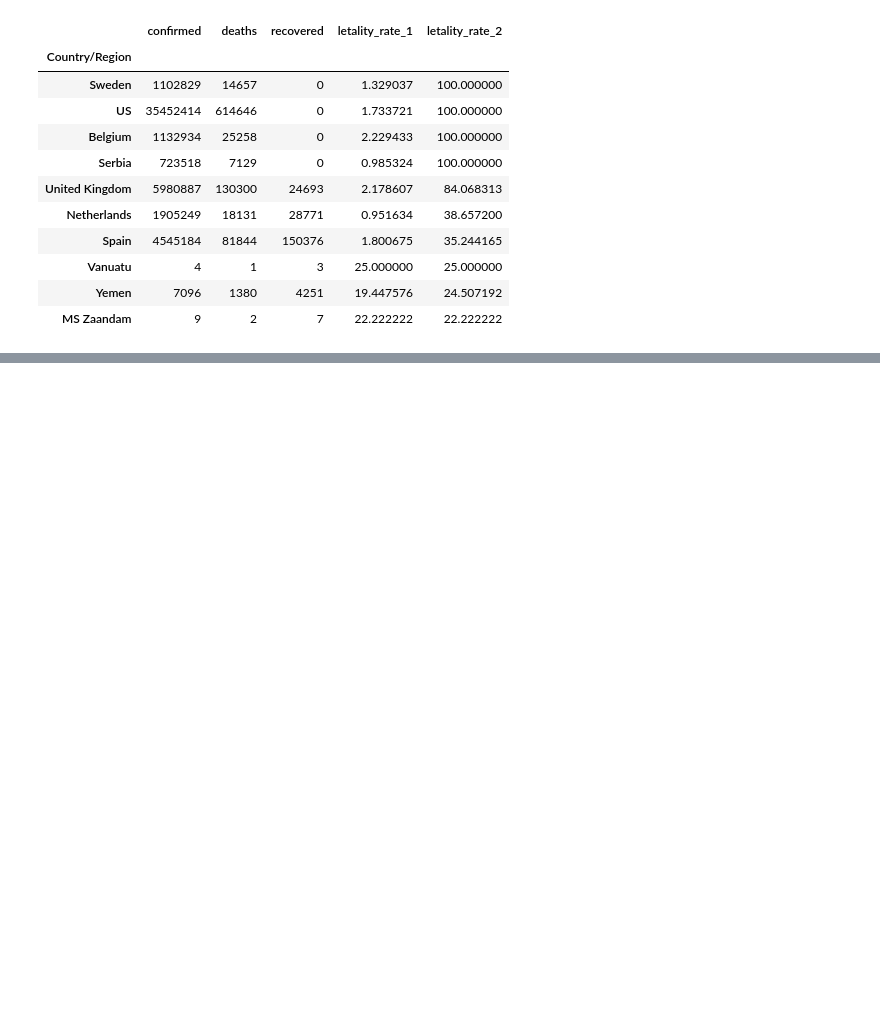
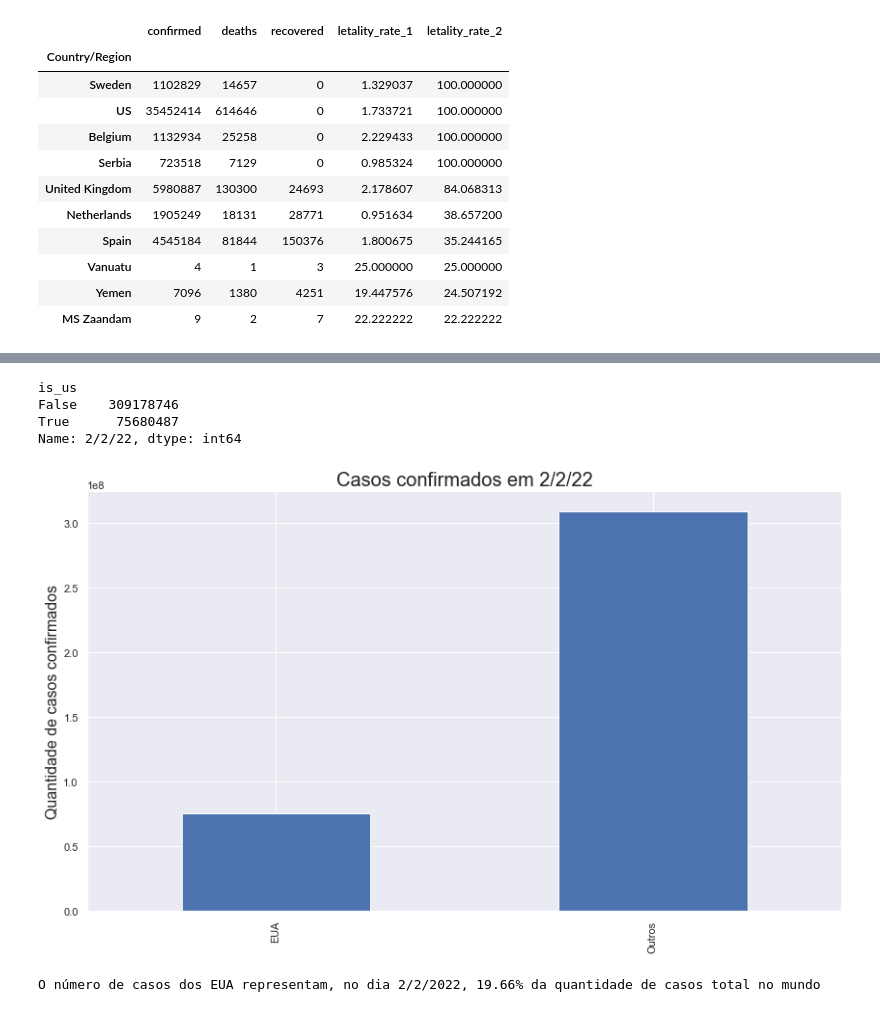
Before and after one commit to DinizMaths/DataScience, a Jupyter notebook: Projetos de Insights/Health/Análise de dados coronavírus.ipynb, the cells around one changed output, grey strips where cells are left out. Saved outputs shown, nothing was run; the diff lists cells and outputs as text; code cells hidden in the pictures; blank space fills up the shorter version.

```diff
--- a/Projetos de Insights/Health/Análise de dados coronavírus.ipynb
+++ b/Projetos de Insights/Health/Análise de dados coronavírus.ipynb
@@ -457,0 +463,6 @@ Fica evidente, pelo gráfico, que a letalidade até o dia 8/4/2021 se concentra
+# %%
+is_us = confirmed_global['Country/Region'] == "US"
+# %%
+confirmed_global['is_us'] = is_us
+
+confirmed_global.head(10)
@@ -457,0 +496,24 @@ Fica evidente, pelo gráfico, que a letalidade até o dia 8/4/2021 se concentra
+# %%
+confirmed_global.groupby('is_us').sum()['2/2/22']
+# %% [output]
+is_us
+False    309178746
+True      75680487
+Name: 2/2/22, dtype: int64
+# %%
+confirmed_global['is_us_label'] = np.where(confirmed_global['is_us'], 'EUA', 'Outros')
+# %%
+plt.figure(figsize=(14, 8))
+confirmed_global.groupby('is_us_label').sum()['2/2/22'].plot(kind='bar')
+plt.xlabel('')
+plt.ylabel('Quantidade de casos confirmados', fontsize=16)
+plt.title(f'Casos confirmados em {last_date}', fontsize=20)
+plt.show()
+# %% [output]
+[figure, added]
+# %%
+representation_eua = confirmed_global.groupby('is_us').sum()['2/2/22'].iloc[1] / confirmed_global.groupby('is_us').sum()['2/2/22'].sum()
+
+print('O número de casos dos EUA representam, no dia 2/2/2022, {:.2f}% da quantidade de casos total no mundo'.format(representation_eua * 100))
+# %% [output]
+O número de casos dos EUA representam, no dia 2/2/2022, 19.66% da quantidade de casos total no mundo
```
Also changed, not shown: parts of 43 cells of this notebook.
